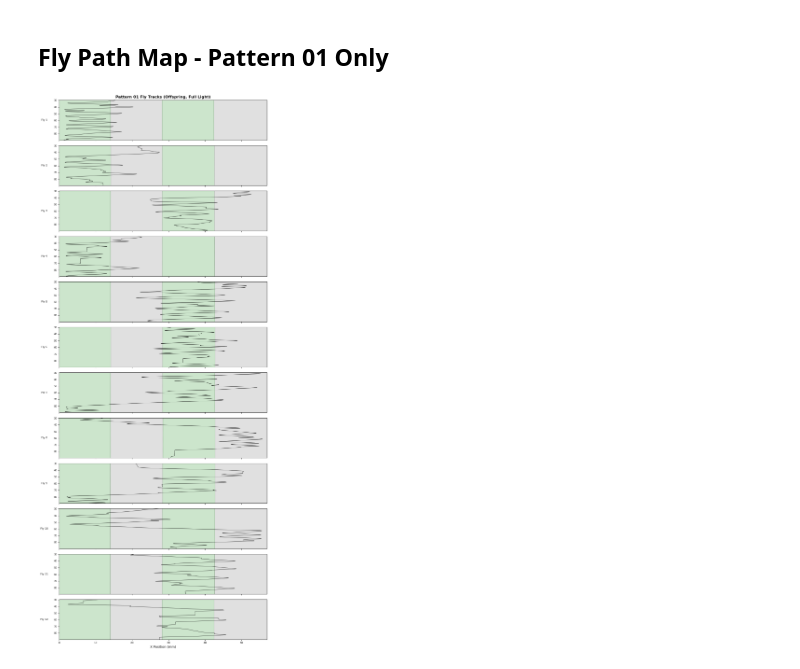
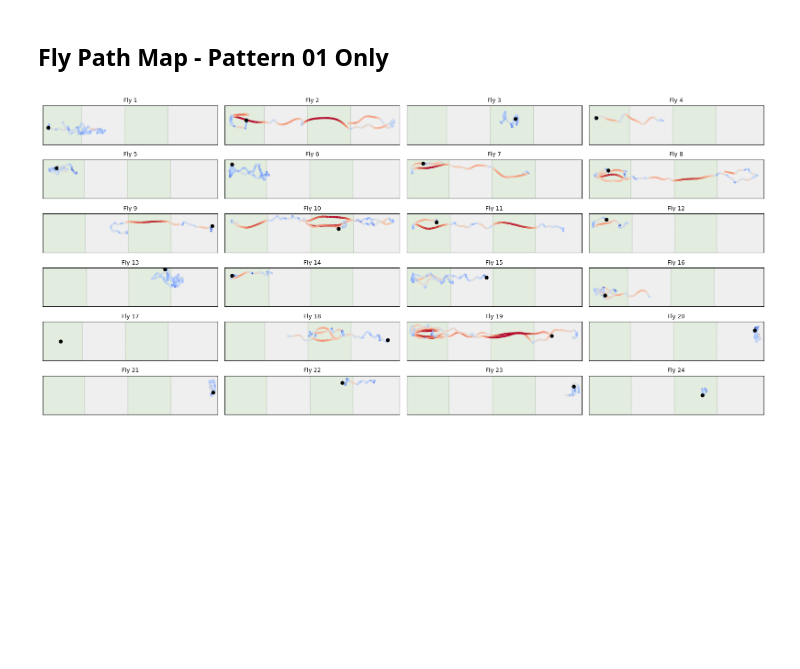
Before and after one commit to lnicole08/OSAR-Nicole-version, a Jupyter notebook: Fly Track Demo.ipynb, the cells around one changed output. Cells and saved outputs as stored; diff of their text form; code cells hidden in the pictures; blank space fills up the shorter version.

Commit message:
fly track update

```diff
--- a/Fly Track Demo.ipynb
+++ b/Fly Track Demo.ipynb
@@ -20,9 +20,9 @@ OSAR version: 0.23.9
 # %%
 # Path to data
-data_path = r"D:\ACC Lab Dropbox\ACC Lab\Nicole Lee\DATA\OSAR\MB112C x ACR"
+data_path = r"C:\Users\user\ACC Lab Dropbox\ACC Lab\Nicole Lee\DATA\OSAR\VT999036 x Chrimson2"
 
 # Create OSAR object
-o = osar.osar(path_to_data=data_path, driver="MB112C")
+o = osar.osar(path_to_data=data_path, driver="VT999036")
 
 print(f"\nLoaded {len(o.flies)} flies")
 print(f"\nFly IDs available (first 3): {list(o.tracks.keys())[:3]}")
@@ -204,8 +204,11 @@ plt.show()
 # %% [markdown]
 ## Fly Path Map - Pattern 01 Only
 # %%
+from matplotlib.collections import LineCollection
+from matplotlib.colors import Normalize, PowerNorm
+
 offspring_full = o.flies[(o.flies['status'] == 'Offspring') & (o.flies['light_intensity'] == 'Full')].index.tolist()
-n_flies = min(12, len(offspring_full))
+n_flies = min(24, len(offspring_full))
 
 ps_col = 'PatternState' if 'PatternState' in o.tracks[offspring_full[0]].columns else 'patternState'
 PX = o.PIXEL_LENGTH_MM
@@ -214,45 +217,85 @@ all_p01 = pd.concat([o.tracks[fid][o.tracks[fid][ps_col] == 'Pattern 01'][['zone
 zone_lit = {}
 for z in [1, 2, 3]:
     sub = all_p01[all_p01['zone_new'] == z]['lightStatus_new'].dropna()
     zone_lit[z] = sub.mode().iloc[0] == 1 if len(sub) > 0 else False
 
-fig, axes = plt.subplots(n_flies, 1, figsize=(10, 2 * n_flies), sharex=True)
-if n_flies == 1: axes = [axes]
+# ---- CONFIG ----
+cmap = plt.cm.coolwarm  # red = slow (dwelling), blue = fast (passing)
+SMOOTH_WINDOW = 15  # rolling average window for speed smoothing (frames)
+GAMMA = 0.5  # <1 pushes colors toward extremes for more contrast
+VMIN = 0    # colorbar min (mm/s)
+VMAX = 10  # colorbar max (mm/s)
+
+subplot_height = 1.2
+ncols = 4
+nrows = int(np.ceil(n_flies / ncols))
+fig, axes = plt.subplots(nrows, ncols, figsize=(4 * ncols, subplot_height * nrows), sharey=True)
+axes = axes.flatten()
+
+color_norm = PowerNorm(gamma=GAMMA, vmin=VMIN, vmax=VMAX)
 
 for i, fly_id in enumerate(offspring_full[:n_flies]):
     ax = axes[i]
     track = o.tracks[fly_id]
     p01 = track[track[ps_col] == 'Pattern 01'].copy()
 
     lane = fly_id.split('_')[-1]
     b = o.borders.loc[lane, 'Pattern 01'] * PX
     chamber_width = 57
 
     zones = [
         (0, b['midzone1'], zone_lit[1]),
         (b['midzone1'], b['midzone2'], zone_lit[2]),
         (b['midzone2'], b['midzone3'], zone_lit[3]),
         (b['midzone3'], chamber_width, False)
     ]
     for x0, x1, lit in zones:
-        ax.axvspan(x0, x1, color='green' if lit else '#333333', alpha=0.2 if lit else 0.15)
+        ax.fill_between([x0, x1], 0, 4, color="#3F812E" if lit else '#333333', alpha=0.15 if lit else 0.08)
+    for border in [b['midzone1'], b['midzone2'], b['midzone3']]:
+        ax.axvline(border, color="#FFFFFF", ls='--', lw=0.4, alpha=0.4)
 
-    for border in [b['midzone1'], b['midzone2'], b['midzone3']]:
-        ax.axvline(border, color='gray', ls='--', lw=0.5, alpha=0.5)
+    x = (p01['cX_smoothed'] * PX).values
+    y = (p01['cY_smoothed'] * PX).values
+    t = p01['Seconds'].values
 
-    x = p01['cX_smoothed'] * PX
-    t = p01['Seconds']
-    ax.plot(x, t, color='black', lw=0.8, alpha=0.8)
+    # Compute 2D speed from smoothed position differences (mm/s)
+    dt = np.diff(t)
+    dx = np.diff(x)
+    dy = np.diff(y)
+    dt_safe = np.where(dt > 0, dt, np.nan)
+    speed = np.sqrt((dx / dt_safe)**2 + (dy / dt_safe)**2)
+
+    # Smooth speed with a rolling average for cleaner color transitions
+    kernel = np.ones(SMOOTH_WINDOW) / SMOOTH_WINDOW
+    speed_smooth = np.convolve(speed, kernel, mode='same')
+    speed_smooth = np.nan_to_num(speed_smooth, nan=0.0)
+
+    points = np.column_stack([x, y]).reshape(-1, 1, 2)
+    segments = np.concatenate([points[:-1], points[1:]], axis=1)
+    lc = LineCollection(segments, cmap=cmap, norm=color_norm, linewidths=3)
+    lc.set_array(speed_smooth)
+    ax.add_collection(lc)
+
+    ax.plot(x[-1], y[-1], 'o', color='black', markersize=5, zorder=5)
 
     ax.set_xlim(0, chamber_width)
-    ax.set_ylim(p01['Seconds'].max(), p01['Seconds'].min())
-    ax.set_ylabel(f'Fly {i+1}', fontsize=8, rotation=0, labelpad=30, va='center')
-    ax.tick_params(axis='y', labelsize=7)
-    ax.tick_params(axis='x', labelsize=8)
+    ax.set_ylim(0, 4)
+    ax.set_yticks([])
+    ax.set_xticks([])
+    ax.set_title(f'Fly {i+1}', fontsize=9)
+    ax.tick_params(axis='x', labelsize=7)
 
-axes[-1].set_xlabel('X Position (mm)', fontsize=10)
-axes[0].set_title('Pattern 01 Fly Tracks (Offspring, Full Light)', fontsize=12, fontweight='bold')
+for j in range(n_flies, len(axes)):
+    axes[j].set_visible(False)
+
+sm = plt.cm.ScalarMappable(cmap=cmap, norm=color_norm)
+sm.set_array([])
+# cbar = fig.colorbar(sm, ax=axes[:n_flies], pad=0.02, aspect=30, shrink=0.6)
+# cbar.set_label('Speed (mm/s)', fontsize=9)
+# cbar.set_ticks([VMIN, VMAX])
+# cbar.set_ticklabels([f'{VMIN} mm/s (dwelling)', f'{VMAX} mm/s (passing)'])
+
 plt.tight_layout()
 plt.show()
 # %% [output]
-[figure, old version]
+[figure, new version]
```
Also changed, not shown: parts of 4 cells of this notebook, 2 other files.
